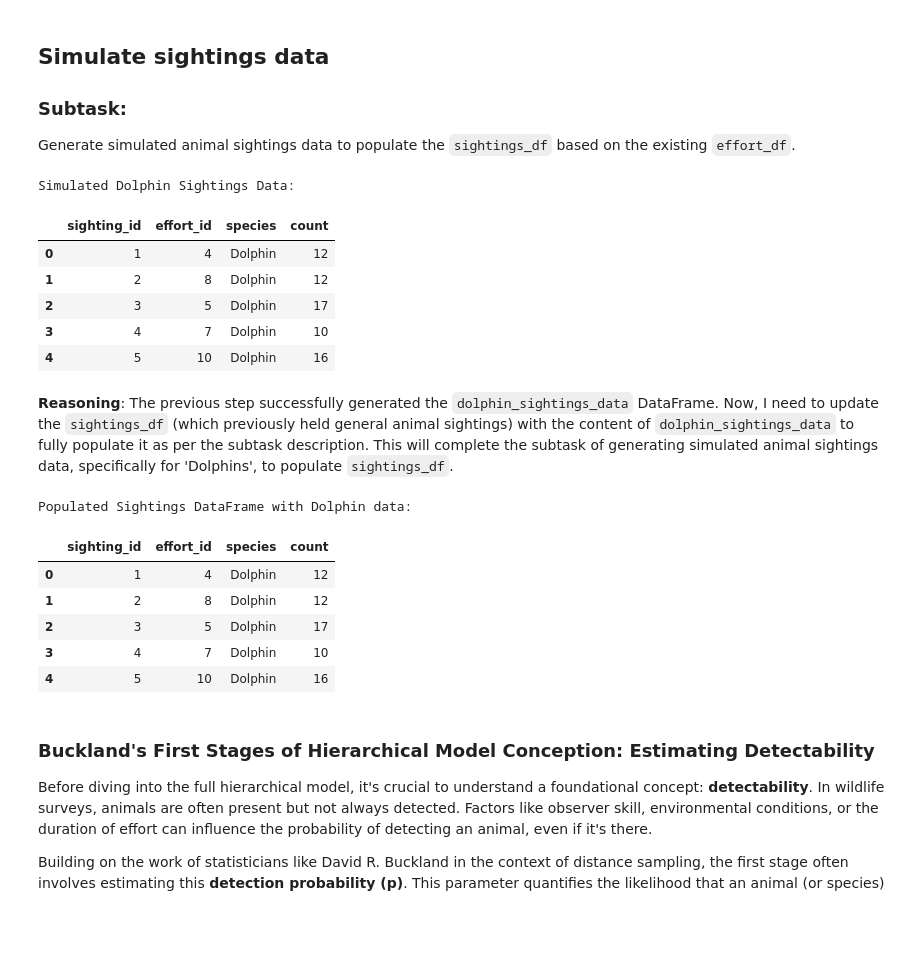
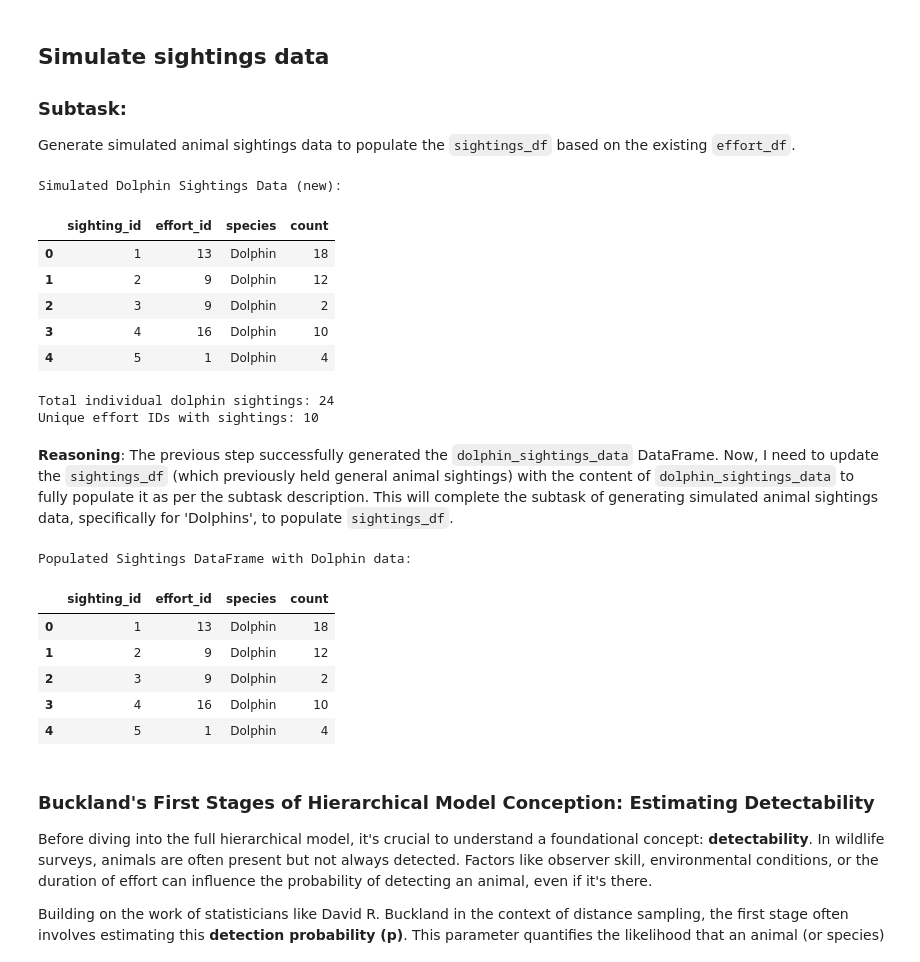
Before and after one commit to rodrigo-koblitz/shared_particular_colabs, a Jupyter notebook: evolution_hirarquical.ipynb, the cells around one changed output. Saved outputs shown, nothing was run; the diff lists cells and outputs as text; code cells hidden in the pictures; blank space fills up the shorter version.

```diff
--- a/evolution_hirarquical.ipynb
+++ b/evolution_hirarquical.ipynb
@@ -11,7 +11,7 @@ import numpy as np
 # --- Create Effort DataFrame ---
 np.random.seed(42) # for reproducibility
 
-num_efforts = 10
+num_efforts = 30 # Increased total number of efforts
 dates = pd.to_datetime(pd.date_range(start='2023-01-01', periods=num_efforts, freq='D'))
 locations = [f'Site_{i % 3 + 1}' for i in range(num_efforts)]
 visibility_conditions = np.random.choice(['Excellent', 'Good', 'Moderate', 'Poor'], size=num_efforts, p=[0.3, 0.4, 0.2, 0.1])
@@ -27,6 +27,7 @@ effort_data = {
 
 effort_df = pd.DataFrame(effort_data)
 
-print("Effort DataFrame:")
-display(effort_df)
+print("Effort DataFrame (new):")
+display(effort_df.head())
+print(f"Total unique efforts: {len(effort_df)}")
 # %% [output]
@@ -62,33 +59,51 @@ Generate simulated animal sightings data to populate the `sightings_df` based on
 # %%
 np.random.seed(42) # Set a random seed for reproducibility
 
-num_simulated_dolphin_sightings = np.random.randint(15, 26) # Determine the number of sightings to simulate (between 15 and 25)
+all_effort_ids = effort_df['effort_id'].unique() # Get all available effort_ids from the updated effort_df
 
-unique_effort_ids = effort_df['effort_id'].unique() # Create a list of unique effort_id values from effort_df
+# Define the number of unique efforts that will have sightings
+num_unique_efforts_with_sightings = 10 # For a 1:2 ratio (10 sighting efforts : 20 non-sighting efforts)
+effort_ids_with_sightings = np.random.choice(all_effort_ids, size=num_unique_efforts_with_sightings, replace=False)
 
-simulated_effort_ids = np.random.choice(unique_effort_ids, size=num_simulated_dolphin_sightings, replace=True)
+# Determine the total number of individual dolphin sightings
+# Ensure there's at least one sighting per effort_id_with_sightings, then add more
+min_total_sightings = num_unique_efforts_with_sightings # at least one sighting for each chosen effort
+additional_sightings = np.random.randint(5, 16) # Random additional sightings
+num_simulated_dolphin_sightings = min_total_sightings + additional_sightings
+
+# Generate simulated_effort_ids to ensure chosen efforts have sightings
+simulated_effort_ids_list = list(effort_ids_with_sightings)
+# Randomly choose the remaining sightings from these efforts
+remaining_sightings_count = num_simulated_dolphin_sightings - num_unique_efforts_with_sightings
+simulated_effort_ids_list.extend(np.random.choice(effort_ids_with_sightings, size=remaining_sightings_count, replace=True))
+simulated_effort_ids = np.array(simulated_effort_ids_list)
+np.random.shuffle(simulated_effort_ids) # Shuffle to mix them up
 
 simulated_species = ['Dolphin'] * num_simulated_dolphin_sightings # All sightings are for 'Dolphin'
 
 simulated_counts = np.random.randint(1, 21, size=num_simulated_dolphin_sightings) # Generate a random count for each sighting (between 1 and 20)
 
 dolphin_sightings_data = pd.DataFrame({
     'sighting_id': range(1, num_simulated_dolphin_sightings + 1),
     'effort_id': simulated_effort_ids,
     'species': simulated_species,
     'count': simulated_counts
 })
 
-print("Simulated Dolphin Sightings Data:")
+print("Simulated Dolphin Sightings Data (new):")
 display(dolphin_sightings_data.head())
+print(f"Total individual dolphin sightings: {len(dolphin_sightings_data)}")
+print(f"Unique effort IDs with sightings: {dolphin_sightings_data['effort_id'].nunique()}")
 # %% [output]
-Simulated Dolphin Sightings Data:
+Simulated Dolphin Sightings Data (new):
 |  | sighting_id | effort_id | species | count |
-| 0 | 1 | 4 | Dolphin | 12 |
-| 1 | 2 | 8 | Dolphin | 12 |
-| 2 | 3 | 5 | Dolphin | 17 |
-| 3 | 4 | 7 | Dolphin | 10 |
-| 4 | 5 | 10 | Dolphin | 16 |
+| 0 | 1 | 13 | Dolphin | 18 |
+| 1 | 2 | 9 | Dolphin | 12 |
+| 2 | 3 | 9 | Dolphin | 2 |
+| 3 | 4 | 16 | Dolphin | 10 |
+| 4 | 5 | 1 | Dolphin | 4 |
+Total individual dolphin sightings: 24
+Unique effort IDs with sightings: 10
 # %% [markdown]
 **Reasoning**:
 The previous step successfully generated the `dolphin_sightings_data` DataFrame. Now, I need to update the `sightings_df` (which previously held general animal sightings) with the content of `dolphin_sightings_data` to fully populate it as per the subtask description. This will complete the subtask of generating simulated animal sightings data, specifically for 'Dolphins', to populate `sightings_df`.
@@ -100,11 +115,11 @@ display(sightings_df.head())
 # %% [output]
 Populated Sightings DataFrame with Dolphin data:
 |  | sighting_id | effort_id | species | count |
-| 0 | 1 | 4 | Dolphin | 12 |
-| 1 | 2 | 8 | Dolphin | 12 |
-| 2 | 3 | 5 | Dolphin | 17 |
-| 3 | 4 | 7 | Dolphin | 10 |
-| 4 | 5 | 10 | Dolphin | 16 |
+| 0 | 1 | 13 | Dolphin | 18 |
+| 1 | 2 | 9 | Dolphin | 12 |
+| 2 | 3 | 9 | Dolphin | 2 |
+| 3 | 4 | 16 | Dolphin | 10 |
+| 4 | 5 | 1 | Dolphin | 4 |
 # %% [markdown]
 ### Buckland's First Stages of Hierarchical Model Conception: Estimating Detectability
 
```
Also changed, not shown: parts of 150 cells of this notebook.
